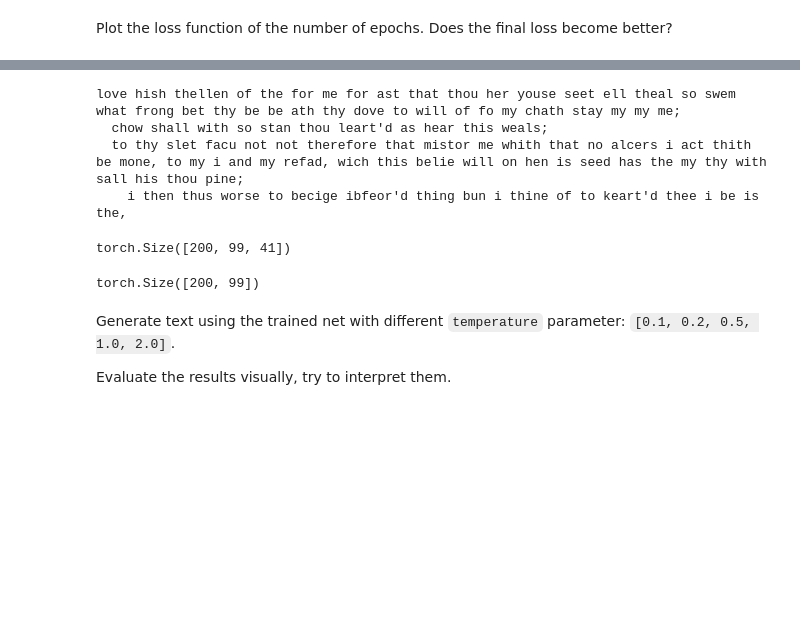
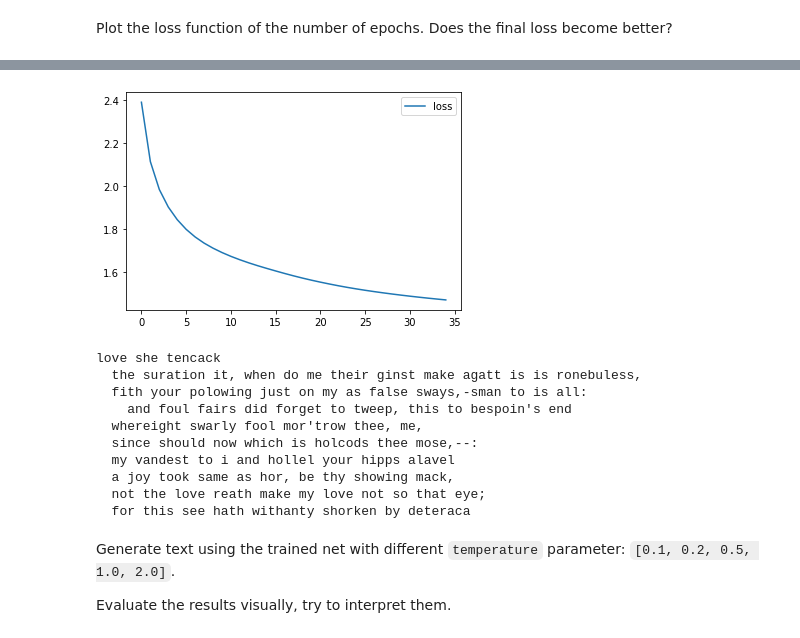
Before and after one commit to klimarissa17/mipt-ml-basic, a Jupyter notebook: homeworks_basic/Lab2_DL/Lab2_DL_part3_poetry.ipynb, the cells around one changed output, grey strips where cells are left out. Drawn from its saved outputs; the diff is of its cells as text; code cells hidden in the pictures; blank space fills up the shorter version.

```diff
--- a/homeworks_basic/Lab2_DL/Lab2_DL_part3_poetry.ipynb
+++ b/homeworks_basic/Lab2_DL/Lab2_DL_part3_poetry.ipynb
@@ -165,0 +168,28 @@ history = []
+# %%
+def training_loop(rnn, opt, epochs=30):
+  loss_history = []
+  for epoch in range(epochs):
+    loss_this_epoch = 0
+    for batch_idx in trange(NUM_BATCHES):
+      pieces = get_shifts(BATCH_SIZE, start=batch_idx * BATCH_SIZE, piece_len=MAX_LEN)
+      samples = torch.tensor(to_matrix(pieces), dtype=torch.int64).to(device)
+      batch_ix = samples[:, :-1]
+      opt.zero_grad()
+      logp_seq = rnn_loop(rnn, batch_ix)
+      actual_next_tokens = samples[:, 1:]
+      predictions_logp = logp_seq
+      logp_next = torch.gather(predictions_logp, dim=2, index=actual_next_tokens[:,:,None])
+      loss = -logp_next.mean()
+      #loss_history.append(loss.detach().cpu().numpy())
+      loss_this_epoch += loss.detach().cpu().numpy()
+      loss.backward()
+      opt.step()
+    loss_this_epoch /= NUM_BATCHES
+    print('Training epoch: {} Loss: {}'.format(epoch, loss_this_epoch))
+    loss_history.append(loss_this_epoch)
+    clear_output(True)
+    plt.plot(loss_history,label='loss')
+    plt.legend()
+    plt.show()
+
+  return loss_history
@@ -335,6 +293,5 @@ class LSTMCell(nn.Module):
         """ return rnn state before it processes first input (aka h0) """
         return [torch.zeros(batch_size, self.num_units, requires_grad=True).to(device) for i in range(2)]
 # %%
-char_rnn = LSTMCell().to(device)
-opt = torch.optim.Adam(char_rnn.parameters())
-history = []
+lstm_rnn = LSTMCell().to(device)
+lstm_opt = torch.optim.Adam(lstm_rnn.parameters())
@@ -369,19 +298,20 @@ Training epoch: 5 Loss: 1.994017243385315
+# %%
+loss_history_lstm = training_loop(lstm_rnn, lstm_opt, 35)
+# %% [output]
+[figure, added]
 # %%
-# An example of generated text.
-print(generate_sample(char_rnn, seed_phrase='love', max_length=500, temperature=0.7))
+print(generate_sample(lstm_rnn, seed_phrase='love', max_length=500, temperature=1))
 # %% [output]
-love hish thellen of the for me for ast that thou her youse seet ell theal so swem what frong bet thy be be ath thy dove to will of fo my chath stay my my me;
-  chow shall with so stan thou leart'd as hear this weals;
-  to thy slet facu not not therefore that mistor me whith that no alcers i act thith be mone, to my i and my refad, wich this belie will on hen is seed has the my thy with sall his thou pine;
-    i then thus worse to becige ibfeor'd thing bun i thine of to keart'd thee i be is the,
+love she tencack
+  the suration it, when do me their ginst make agatt is is ronebuless,
+  fith your polowing just on my as false sways,-sman to is all:
+    and foul fairs did forget to tweep, this to bespoin's end
+  whereight swarly fool mor'trow thee, me,
+  since should now which is holcods thee mose,--:
+  my vandest to i and hollel your hipps alavel
+  a joy took same as hor, be thy showing mack,
+  not the love reath make my love not so that eye;
+  for this see hath withanty shorken by deteraca
-# %%
-predictions_logp.size()
-# %% [output]
-torch.Size([200, 99, 41])
-# %%
-actual_next_tokens.size()
-# %% [output]
-torch.Size([200, 99])
 # %% [markdown]
 Generate text using the trained net with different `temperature` parameter: `[0.1, 0.2, 0.5, 1.0, 2.0]`.
 
```
Also changed, not shown: parts of 27 cells of this notebook.
